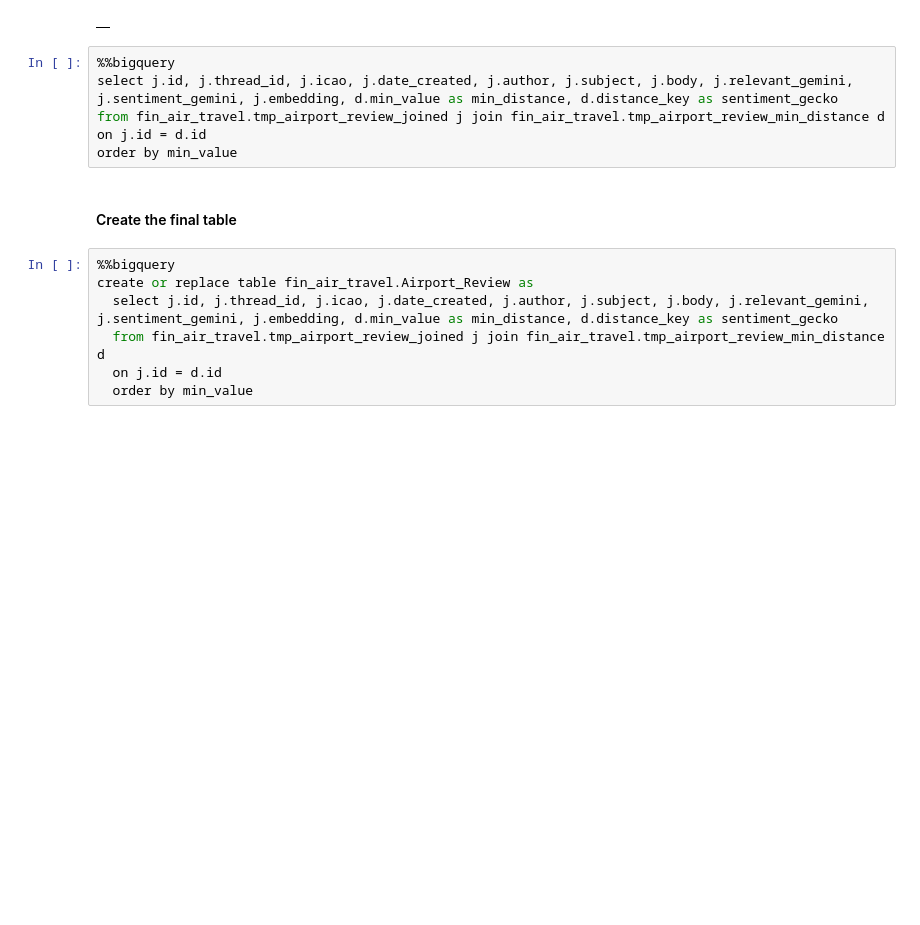
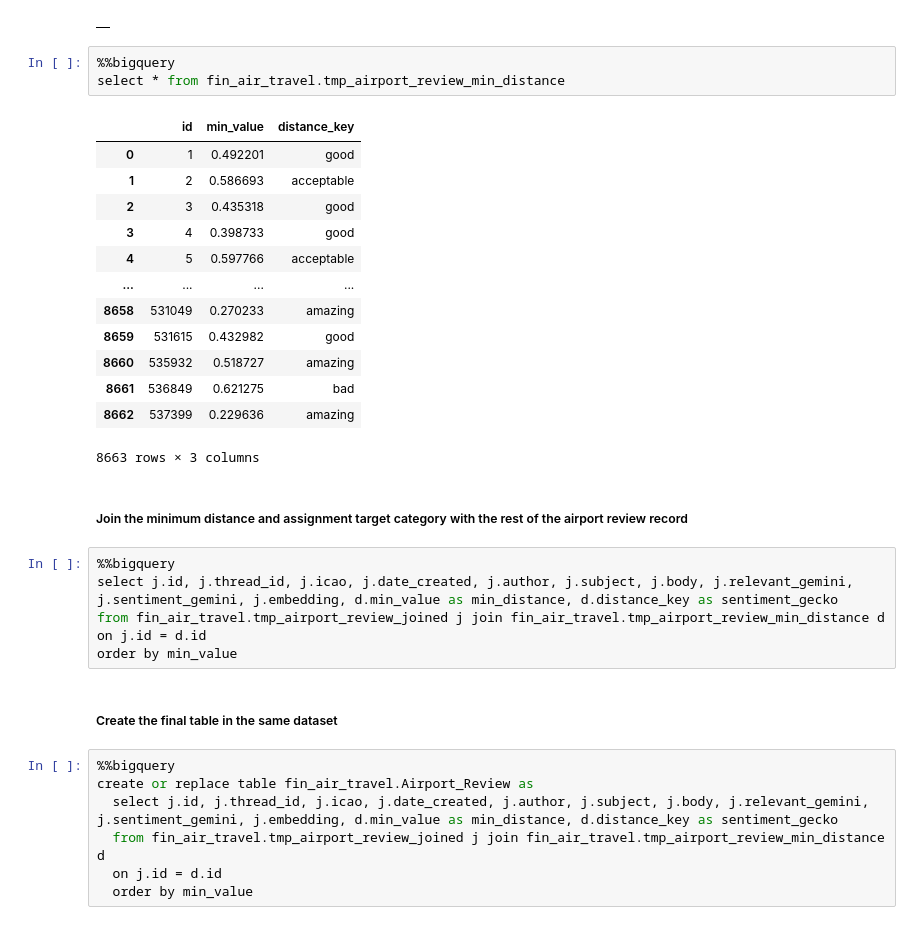
Before and after one commit to cs378-fall2024/snippets, a Jupyter notebook: final-project/8-air-travel-scale-classification.ipynb, the cells around one changed output. Cells and saved outputs as stored; diff of their text form; blank space fills up the shorter version.

```diff
--- a/final-project/8-air-travel-optimize.ipynb
+++ b/final-project/8-air-travel-scale-classification.ipynb
@@ -288,6 +295,25 @@ on d.id = t.id and d.min_value = t.distance_value
 order by id
 # %% [output]
 |  |
+# %%
+%%bigquery
+select * from fin_air_travel.tmp_airport_review_min_distance
+# %% [output]
+|  | id | min_value | distance_key |
+| 0 | 1 | 0.492201 | good |
+| 1 | 2 | 0.586693 | acceptable |
+| 2 | 3 | 0.435318 | good |
+| 3 | 4 | 0.398733 | good |
+| 4 | 5 | 0.597766 | acceptable |
+| ... | ... | ... | ... |
+| 8658 | 531049 | 0.270233 | amazing |
+| 8659 | 531615 | 0.432982 | good |
+| 8660 | 535932 | 0.518727 | amazing |
+| 8661 | 536849 | 0.621275 | bad |
+| 8662 | 537399 | 0.229636 | amazing |
+8663 rows × 3 columns
+# %% [markdown]
+##### Join the minimum distance and assignment target category with the rest of the airport review record
 # %%
 %%bigquery
 select j.id, j.thread_id, j.icao, j.date_created, j.author, j.subject, j.body, j.relevant_gemini, j.sentiment_gemini, j.embedding, d.min_value as min_distance, d.distance_key as sentiment_gecko
@@ -295,7 +321,7 @@ from fin_air_travel.tmp_airport_review_joined j join fin_air_travel.tmp_airport_
 on j.id = d.id
 order by min_value
 # %% [markdown]
-#### Create the final table
+##### Create the final table in the same dataset
 # %%
 %%bigquery
 create or replace table fin_air_travel.Airport_Review as
```
Also changed, not shown: parts of 22 cells of this notebook.
